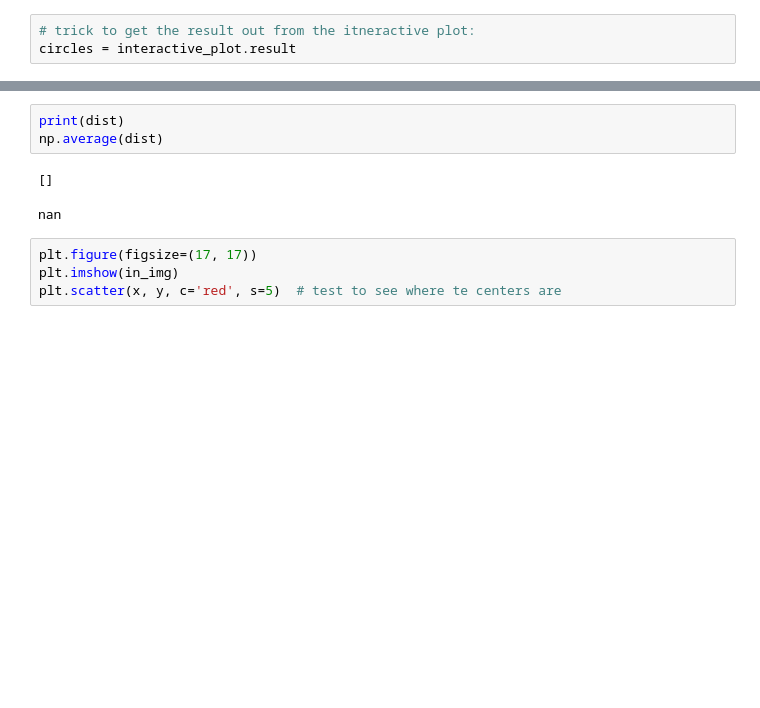
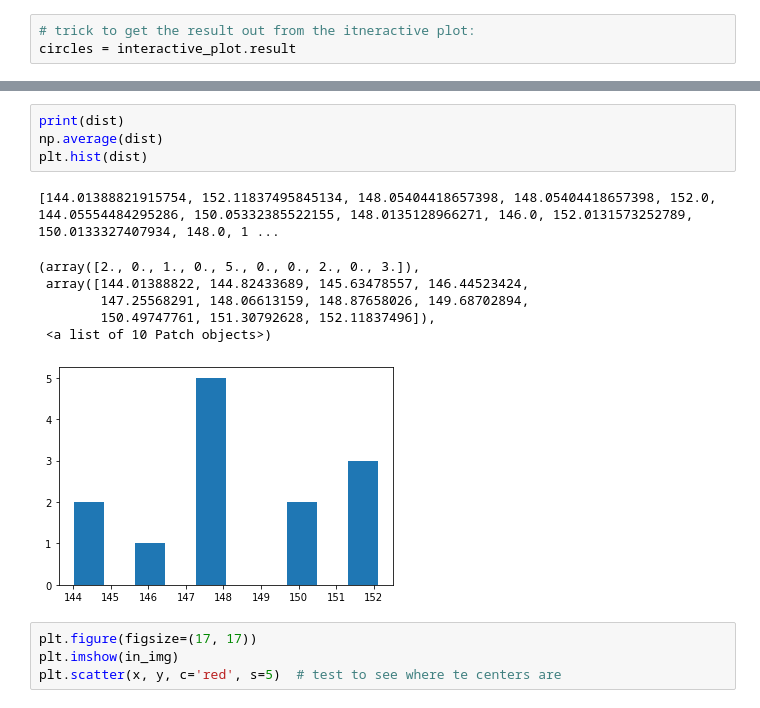
Before and after one commit to Niloo1371/Finding_droplets, a Jupyter notebook: Preprocessing/Preprocess.ipynb, the cells around one changed output, grey strips where cells are left out. Cells and saved outputs as stored; diff of their text form; blank space fills up the shorter version.

```diff
--- a/Preprocessing/Preprocess.ipynb
+++ b/Preprocessing/Preprocess.ipynb
@@ -190,9 +205,15 @@ dist = [np.sqrt(
 # %%
 print(dist)
 np.average(dist)
+plt.hist(dist)
 # %% [output]
-[]
+[144.01388821915754, 152.11837495845134, 148.05404418657398, 148.05404418657398, 152.0, 144.05554484295286, 150.05332385522155, 148.0135128966271, 146.0, 152.0131573252789, 150.0133327407934, 148.0, 1 ...
-nan
+(array([2., 0., 1., 0., 5., 0., 0., 2., 0., 3.]),
+ array([144.01388822, 144.82433689, 145.63478557, 146.44523424,
+        147.25568291, 148.06613159, 148.87658026, 149.68702894,
+        150.49747761, 151.30792628, 152.11837496]),
+ <a list of 10 Patch objects>)
+[figure, added]
 # %%
 plt.figure(figsize=(17, 17))
 plt.imshow(in_img)
```
Also changed, not shown: parts of 10 cells of this notebook.
